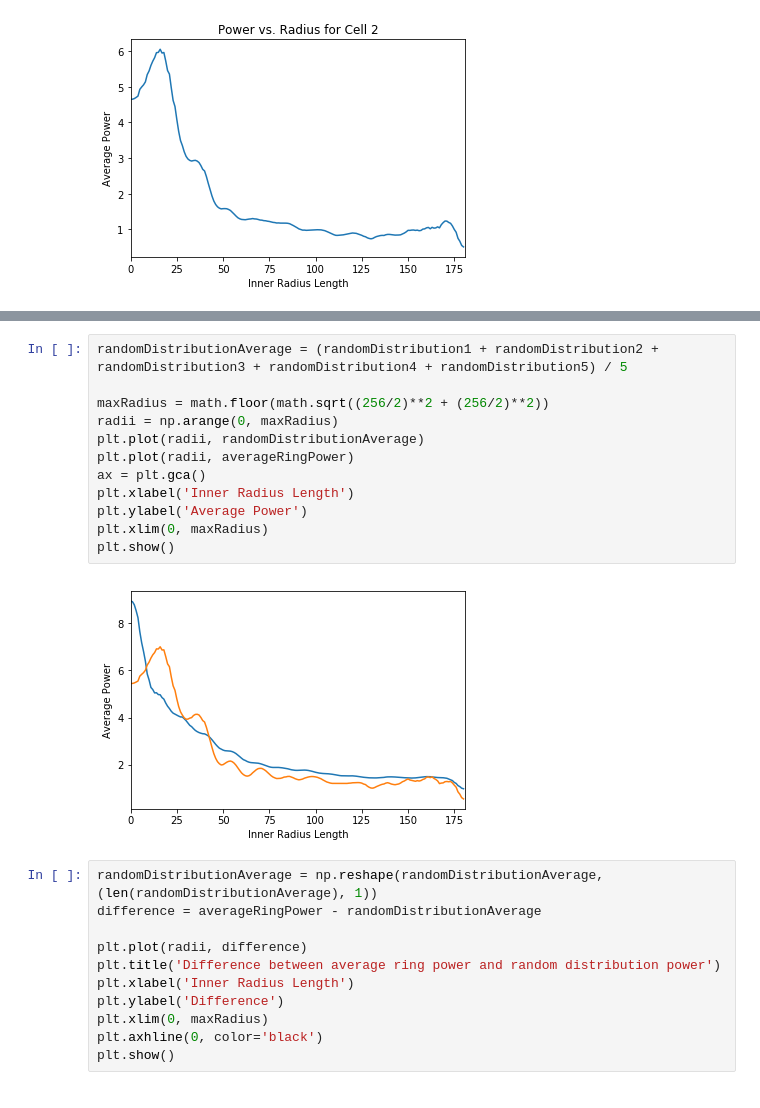
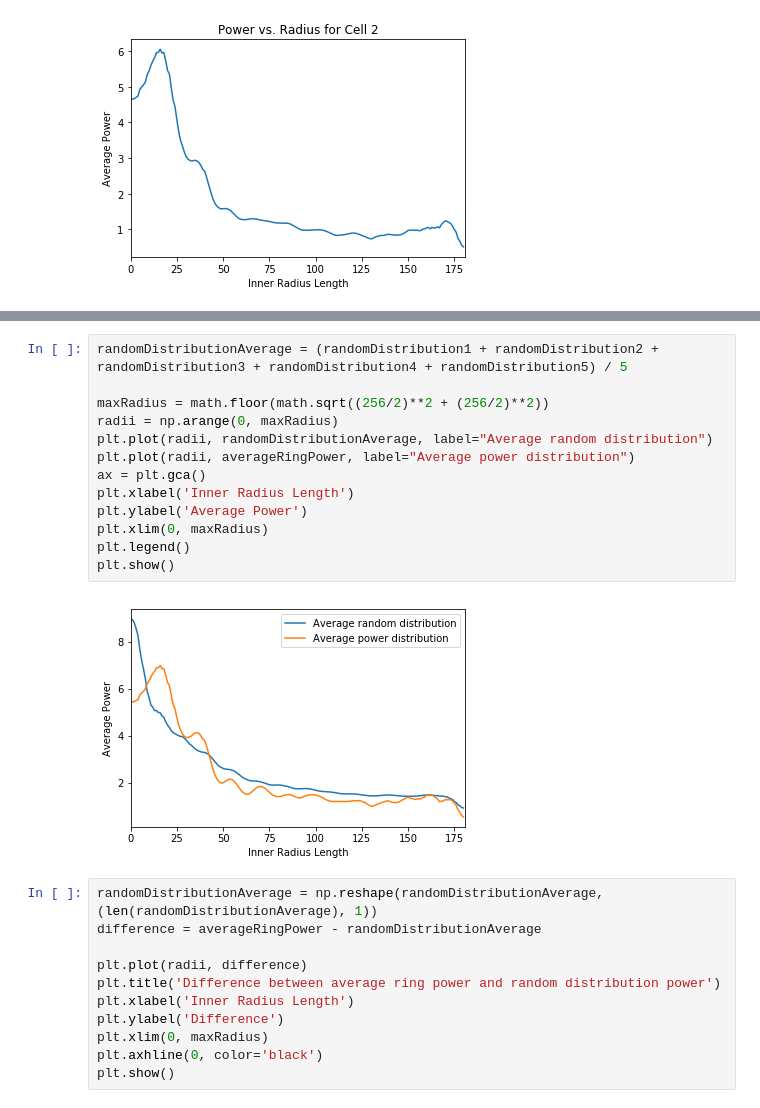
Before and after one commit to phoebeso/mec-cell-classification, a Jupyter notebook: mec_cell_classification.ipynb, the cells around one changed output, grey strips where cells are left out. Cells and saved outputs as stored; diff of their text form.

Commit message:
Added legends to plots

```diff
--- a/mec_cell_classification.ipynb
+++ b/mec_cell_classification.ipynb
@@ -310,17 +308,18 @@ plot_ring_random_distribution(randomDistribution5, averageRingPower, radii, conf
 # %%
 randomDistributionAverage = (randomDistribution1 + randomDistribution2 + randomDistribution3 + randomDistribution4 + randomDistribution5) / 5
 
 maxRadius = math.floor(math.sqrt((256/2)**2 + (256/2)**2))
 radii = np.arange(0, maxRadius)
-plt.plot(radii, randomDistributionAverage)
-plt.plot(radii, averageRingPower)
+plt.plot(radii, randomDistributionAverage, label="Average random distribution")
+plt.plot(radii, averageRingPower, label="Average power distribution")
 ax = plt.gca()
 plt.xlabel('Inner Radius Length')
 plt.ylabel('Average Power')
 plt.xlim(0, maxRadius)
+plt.legend()
 plt.show()
 # %% [output]
-[figure, old version]
+[figure, new version]
 # %%
 randomDistributionAverage = np.reshape(randomDistributionAverage, (len(randomDistributionAverage), 1))
 difference = averageRingPower - randomDistributionAverage
```
Also changed, not shown: parts of 3 cells of this notebook, 2 other files.
